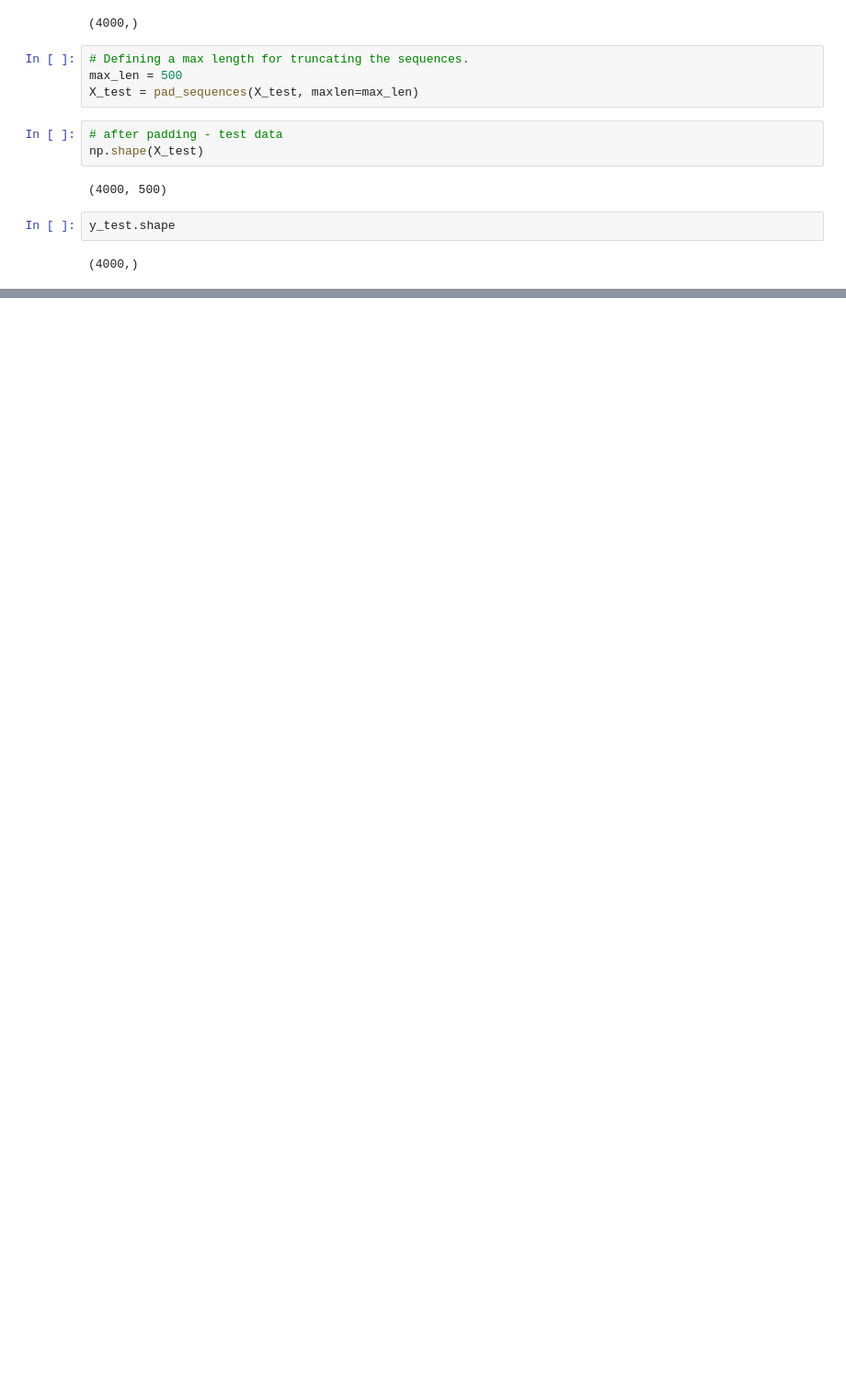
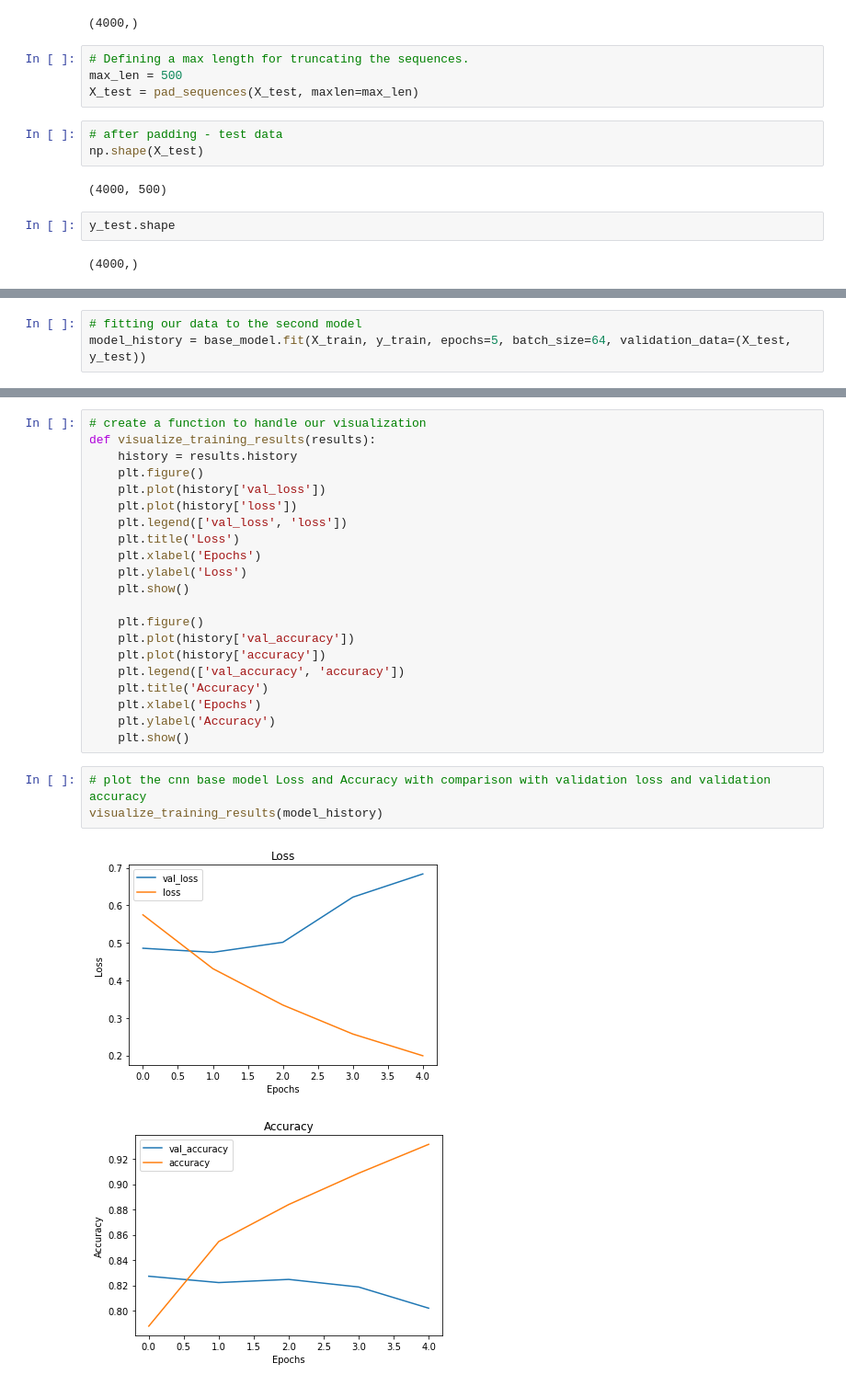
Before and after one commit to akeyo03/capstone_project_phase5, a Jupyter notebook: Cyberbullying Detection System.ipynb, the cells around one changed output, grey strips where cells are left out. Shown: that part at 92% size. Cells and saved outputs as stored; diff of their text form; blank space fills up the shorter version.

Commit message:
Modelling done

```diff
--- a/Cyberbullying Detection System.ipynb
+++ b/Cyberbullying Detection System.ipynb
@@ -1067,0 +1150,3 @@ y_test.shape
+# %%
+# fitting our data to the second model
+model_history = base_model.fit(X_train, y_train, epochs=5, batch_size=64, validation_data=(X_test, y_test))
@@ -1067,0 +1172,27 @@ y_test.shape
+# %%
+# create a function to handle our visualization
+def visualize_training_results(results):
+    history = results.history
+    plt.figure()
+    plt.plot(history['val_loss'])
+    plt.plot(history['loss'])
+    plt.legend(['val_loss', 'loss'])
+    plt.title('Loss')
+    plt.xlabel('Epochs')
+    plt.ylabel('Loss')
+    plt.show()
+
+    plt.figure()
+    plt.plot(history['val_accuracy'])
+    plt.plot(history['accuracy'])
+    plt.legend(['val_accuracy', 'accuracy'])
+    plt.title('Accuracy')
+    plt.xlabel('Epochs')
+    plt.ylabel('Accuracy')
+    plt.show()
+# %%
+# plot the cnn base model Loss and Accuracy with comparison with validation loss and validation accuracy
+visualize_training_results(model_history)
+# %% [output]
+[figure, added]
+[figure, added]
```
Also changed, not shown: parts of 46 cells of this notebook.
